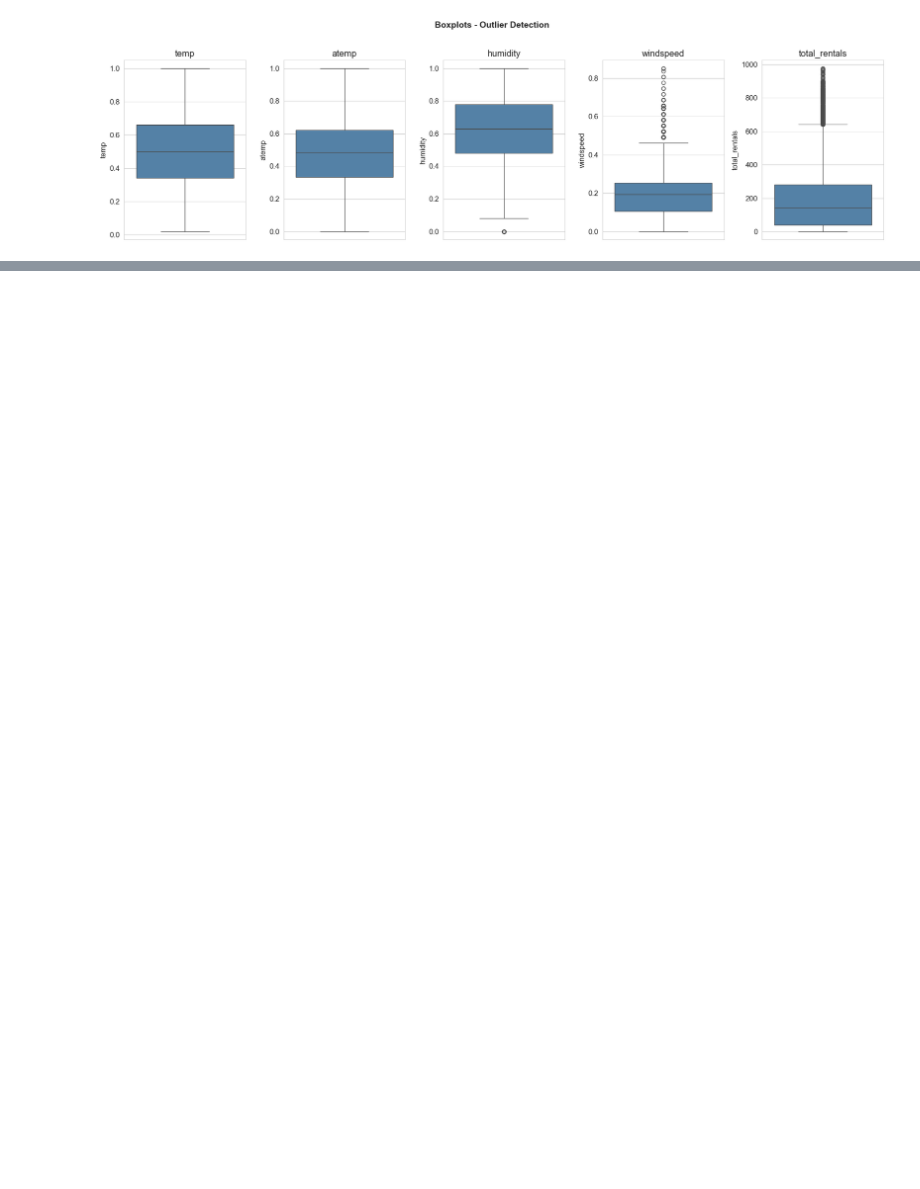
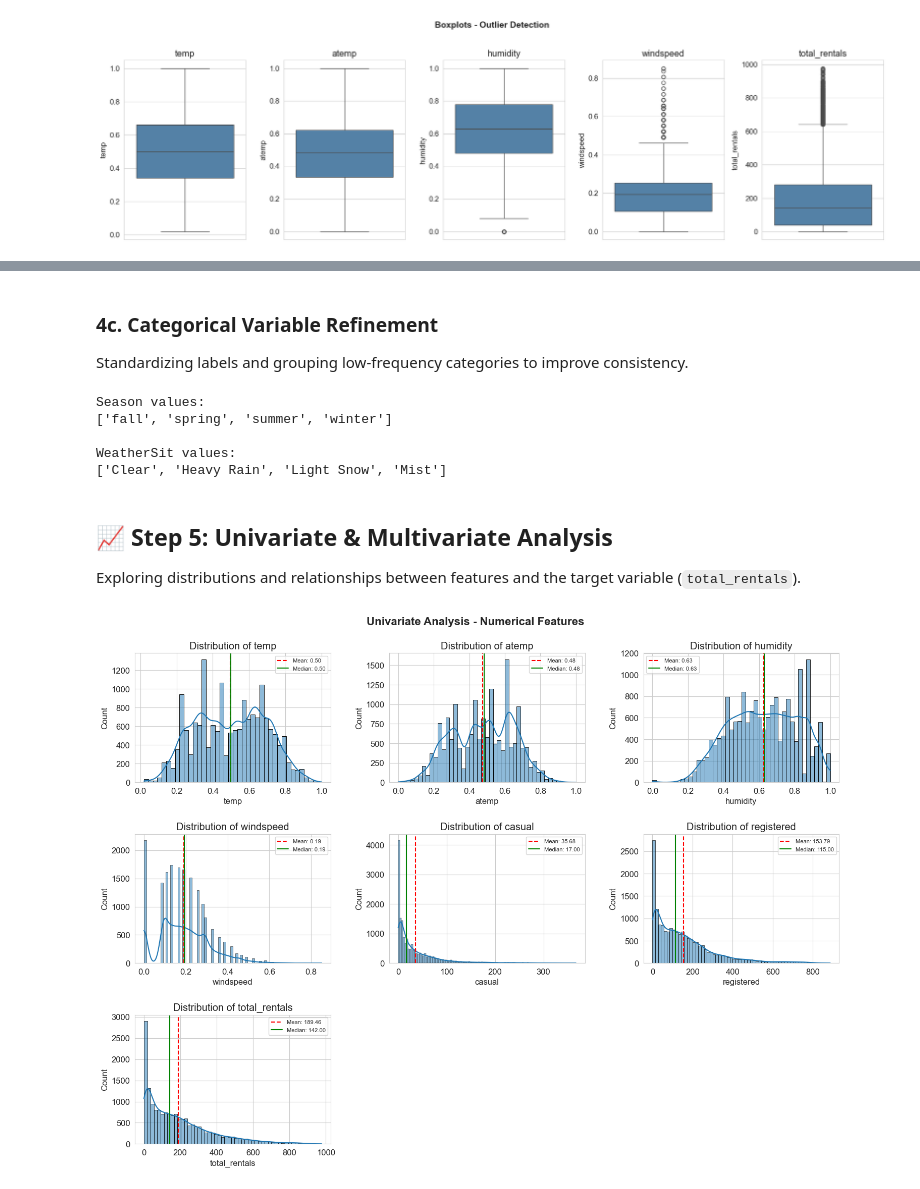
Before and after one commit to omkargutal/Bike-Rental-Demand-Forecasting, a Jupyter notebook: Bike Rental Demand Forecasting.ipynb, the cells around one changed output, grey strips where cells are left out. Saved outputs shown, nothing was run; the diff lists cells and outputs as text; code cells hidden in the pictures; blank space fills up the shorter version.

```diff
--- a/Bike Rental Demand Forecasting.ipynb
+++ b/Bike Rental Demand Forecasting.ipynb
@@ -304,0 +277,52 @@ plt.show()
+# %% [markdown]
+### 4c. Categorical Variable Refinement
+Standardizing labels and grouping low-frequency categories to improve consistency.
+# %%
+df['season'] = df['season'].replace({'springer': 'spring'})
+df['weathersit'] = df['weathersit'].replace({'heavy rain': 'light snow'})
+
+print("Season values:")
+print(sorted(df['season'].dropna().unique()))
+
+print("\nWeatherSit values:")
+print(sorted(df['weathersit'].dropna().unique()))
+# %% [output]
+Season values:
+['fall', 'spring', 'summer', 'winter']
+
+WeatherSit values:
+['Clear', 'Heavy Rain', 'Light Snow', 'Mist']
+# %% [markdown]
+## 📈 Step 5: Univariate & Multivariate Analysis
+Exploring distributions and relationships between features and the target variable (`total_rentals`).
+# %%
+num_cols = ['temp', 'atemp', 'humidity', 'windspeed', 'casual', 'registered', 'total_rentals']
+
+fig, axes = plt.subplots(3, 3, figsize=(18, 12))
+axes = axes.flatten()
+
+for i, col in enumerate(num_cols):
+    mean_val = df[col].mean()
+    median_val = df[col].median()
+
+    sns.histplot(df[col], kde=True, ax=axes[i], edgecolor='black')
+
+    # Mean → RED
+    axes[i].axvline(mean_val, color='red', linestyle='--', linewidth=1.5, label=f'Mean: {mean_val:.2f}')
+
+    # Median → GREEN
+    axes[i].axvline(median_val, color='green', linestyle='-', linewidth=1.5, label=f'Median: {median_val:.2f}')
+
+    axes[i].set_title(f'Distribution of {col}')
+    axes[i].legend(fontsize=8)
+
+# Remove extra plots
+for j in range(len(num_cols), len(axes)):
+    fig.delaxes(axes[j])
+
+plt.subplots_adjust(top=0.92, hspace=0.4, wspace=0.3)
+
+plt.suptitle('Univariate Analysis - Numerical Features', fontsize=16, fontweight='bold')
+plt.show()
+# %% [output]
+[figure, added]
```
Also changed, not shown: parts of 14 cells of this notebook, 2 other files.
